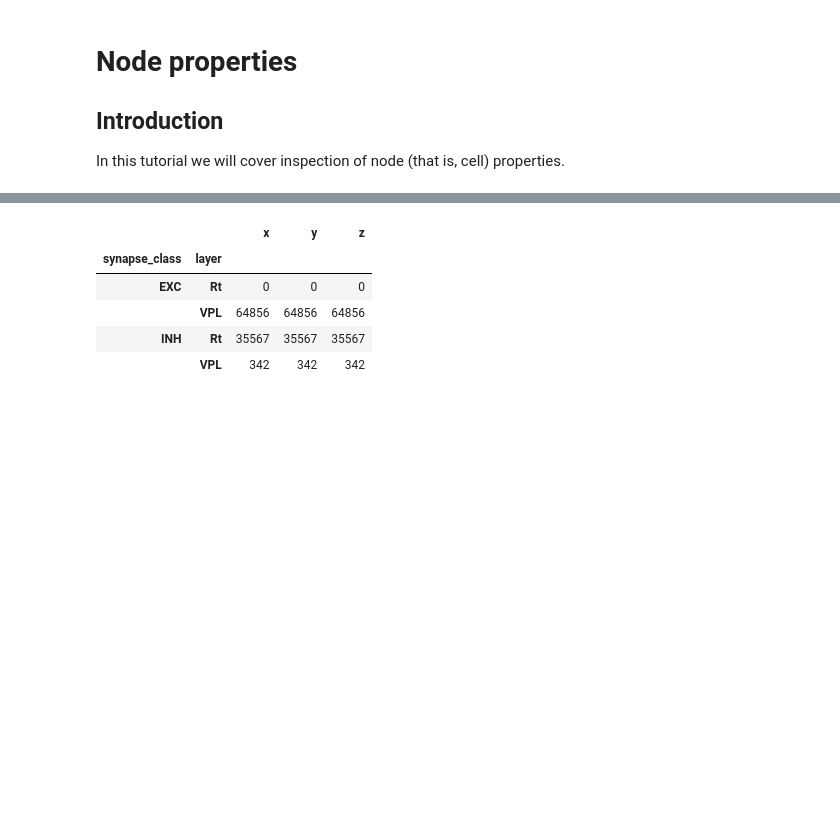
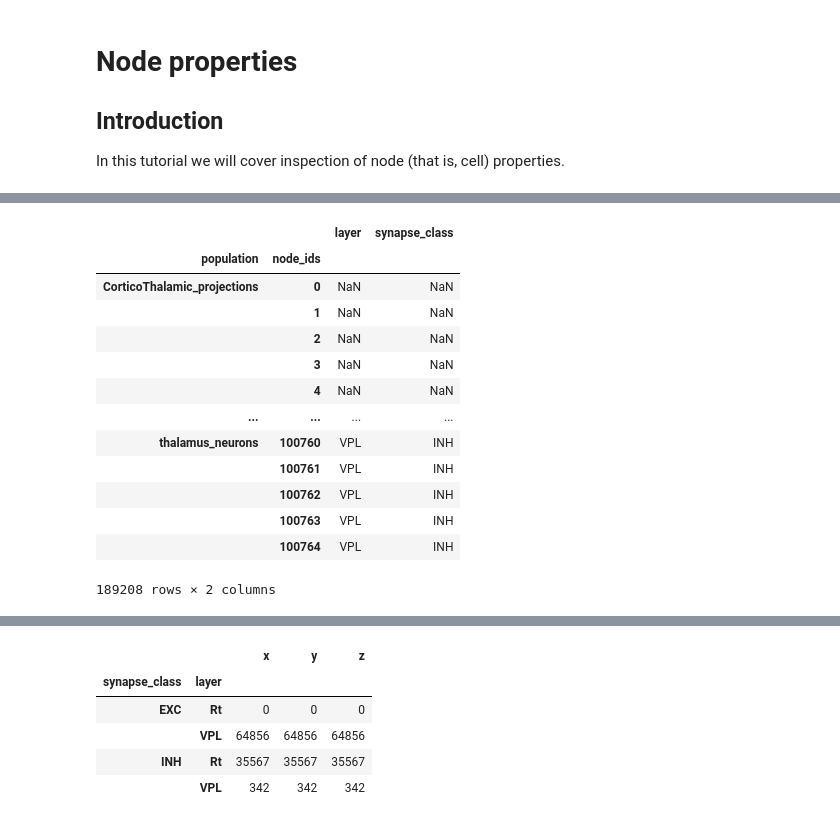
Before and after one commit to BlueBrain/snap, a Jupyter notebook: doc/source/notebooks/03_node_properties.ipynb, the cells around one changed output, grey strips where cells are left out. Drawn from its saved outputs; the diff is of its cells as text; code cells hidden in the pictures; blank space fills up the shorter version.

```diff
--- a/doc/source/notebooks/03_node_properties.ipynb
+++ b/doc/source/notebooks/03_node_properties.ipynb
@@ -47,0 +86,19 @@ Node populations provide information about the collection of nodes, and what inf
+# %%
+generator_nodes_all = circuit.nodes.get(properties=['layer', 'synapse_class'])
+df_all_nodes = pd.concat(df for _, df in generator_nodes_all) # "_, df": ignore the population names of the tuples
+df_all_nodes
+# %% [output]
+|  |  | layer | synapse_class |
+| population | node_ids |  |  |
+| CorticoThalamic_projections | 0 | NaN | NaN |
+|  | 1 | NaN | NaN |
+|  | 2 | NaN | NaN |
+|  | 3 | NaN | NaN |
+|  | 4 | NaN | NaN |
+| ... | ... | ... | ... |
+| thalamus_neurons | 100760 | VPL | INH |
+|  | 100761 | VPL | INH |
+|  | 100762 | VPL | INH |
+|  | 100763 | VPL | INH |
+|  | 100764 | VPL | INH |
+189208 rows × 2 columns
```
Also changed, not shown: parts of 12 cells of this notebook, 8 other files.
